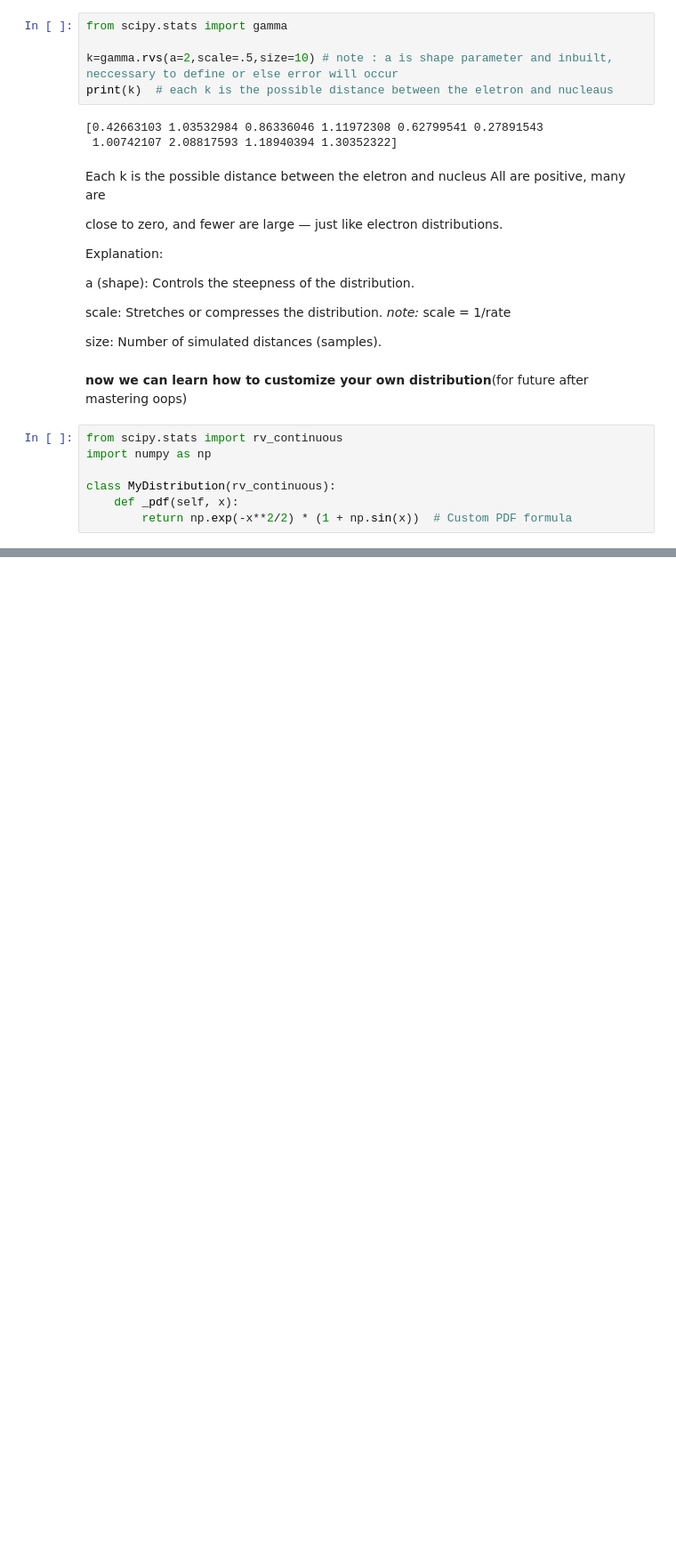
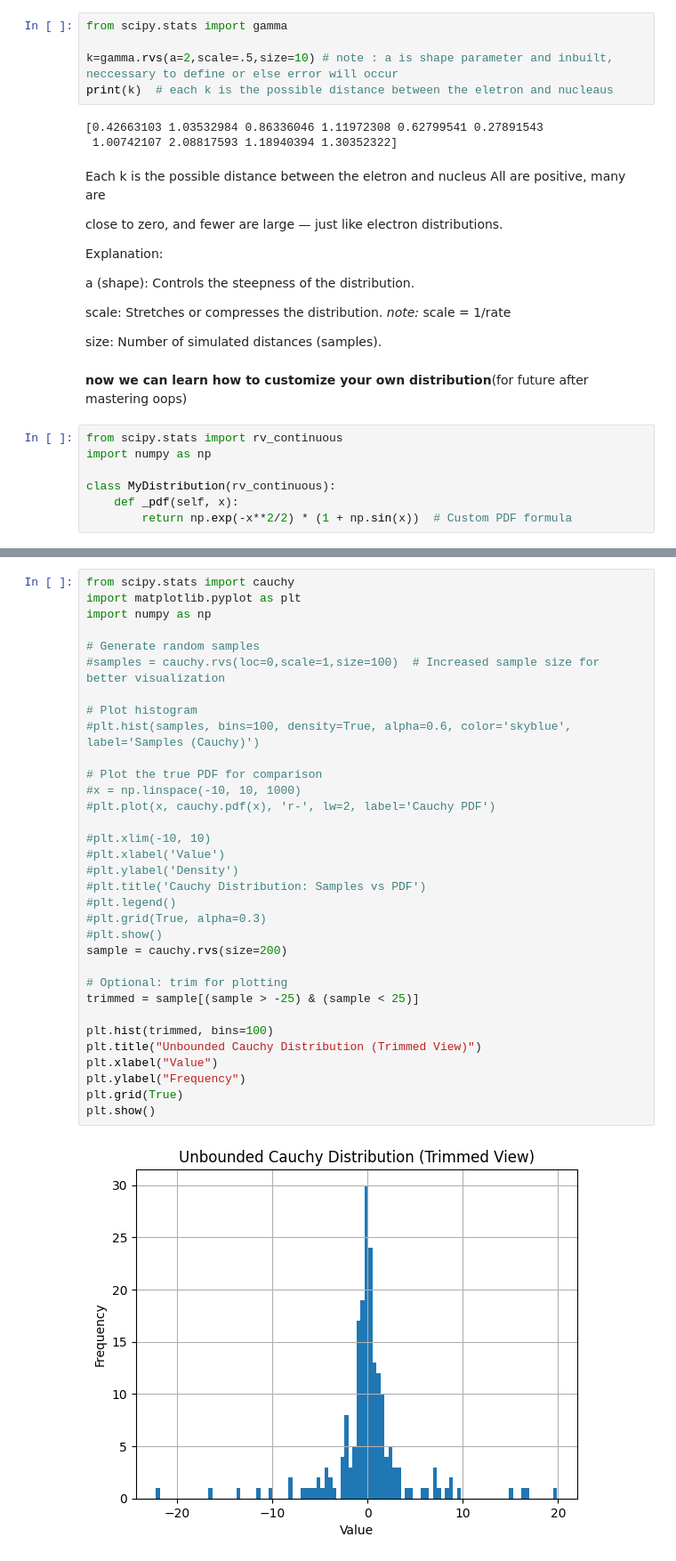
Before and after one commit to adith369-web/ml-projects, a Jupyter notebook: scipynotes.ipynb, the cells around one changed output, grey strips where cells are left out. Shown at 89% size. Drawn from its saved outputs; the diff is of its cells as text; blank space fills up the shorter version.

```diff
--- a/scipynotes.ipynb
+++ b/scipynotes.ipynb
@@ -723,0 +726,35 @@ print(sample)
+# %%
+from scipy.stats import cauchy
+import matplotlib.pyplot as plt
+import numpy as np
+
+# Generate random samples
+#samples = cauchy.rvs(loc=0,scale=1,size=100)  # Increased sample size for better visualization
+
+# Plot histogram
+#plt.hist(samples, bins=100, density=True, alpha=0.6, color='skyblue', label='Samples (Cauchy)')
+
+# Plot the true PDF for comparison
+#x = np.linspace(-10, 10, 1000)
+#plt.plot(x, cauchy.pdf(x), 'r-', lw=2, label='Cauchy PDF')
+
+#plt.xlim(-10, 10)
+#plt.xlabel('Value')
+#plt.ylabel('Density')
+#plt.title('Cauchy Distribution: Samples vs PDF')
+#plt.legend()
+#plt.grid(True, alpha=0.3)
+#plt.show()
+sample = cauchy.rvs(size=200)
+
+# Optional: trim for plotting
+trimmed = sample[(sample > -25) & (sample < 25)]
+
+plt.hist(trimmed, bins=100)
+plt.title("Unbounded Cauchy Distribution (Trimmed View)")
+plt.xlabel("Value")
+plt.ylabel("Frequency")
+plt.grid(True)
+plt.show()
+# %% [output]
+[figure, added]
```
Also changed, not shown: parts of 3 cells of this notebook, 3 other files.
